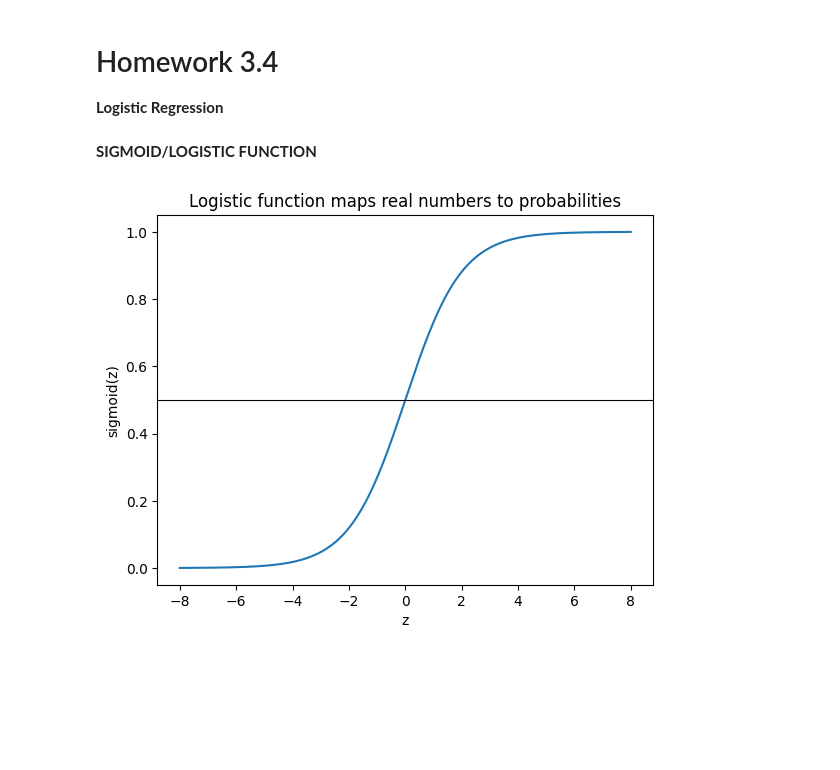
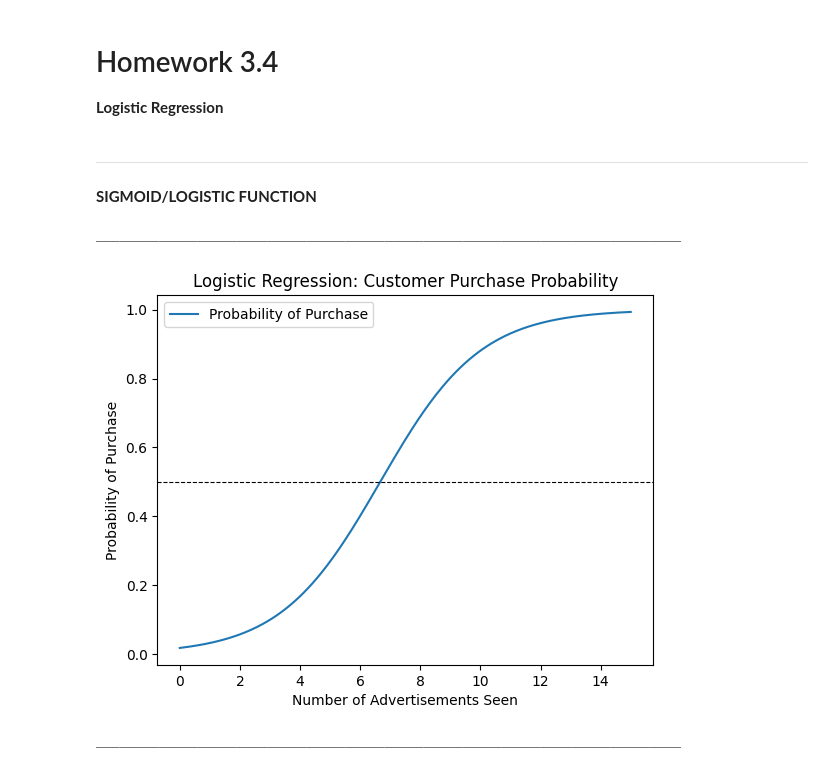
Before and after one commit to Mich-088/MAT422, a Jupyter notebook: HW_3_4.ipynb, the cells around one changed output. Drawn from its saved outputs; the diff is of its cells as text; code cells hidden in the pictures; blank space fills up the shorter version.

```diff
--- a/HW_3_4.ipynb
+++ b/HW_3_4.ipynb
@@ -13,18 +13,38 @@ from sklearn.metrics import accuracy_score, confusion_matrix
 
 np.set_printoptions(precision=4, suppress=True)
 # %% [markdown]
+
+
+---
+
+
 **SIGMOID/LOGISTIC FUNCTION**
 # %%
+
+
+print("___________________________________________________________________________")
+print("\n")
 
 def sigmoid(z):
     return 1 / (1 + np.exp(-z))
 
-z = np.linspace(-8, 8, 300)
-plt.plot(z, sigmoid(z))
-plt.axhline(0.5, color="black", linewidth=0.8)
-plt.xlabel("z")
-plt.ylabel("sigmoid(z)")
-plt.title("Logistic function maps real numbers to probabilities")
+ads = np.linspace(0, 15, 300)
+
+z = -4 + 0.6 * ads
+probability = sigmoid(z)
+
+plt.plot(ads, probability, label="Probability of Purchase")
+plt.axhline(0.5, color="black", linestyle="--", linewidth=0.8)
+
+plt.xlabel("Number of Advertisements Seen")
+plt.ylabel("Probability of Purchase")
+plt.title("Logistic Regression: Customer Purchase Probability")
+plt.legend()
 plt.show()
+
+print("\n")
+print("___________________________________________________________________________")
 # %% [output]
+___________________________________________________________________________
-[figure, old version]
+[figure, new version]
+___________________________________________________________________________
```
Also changed, not shown: parts of 7 cells of this notebook.
